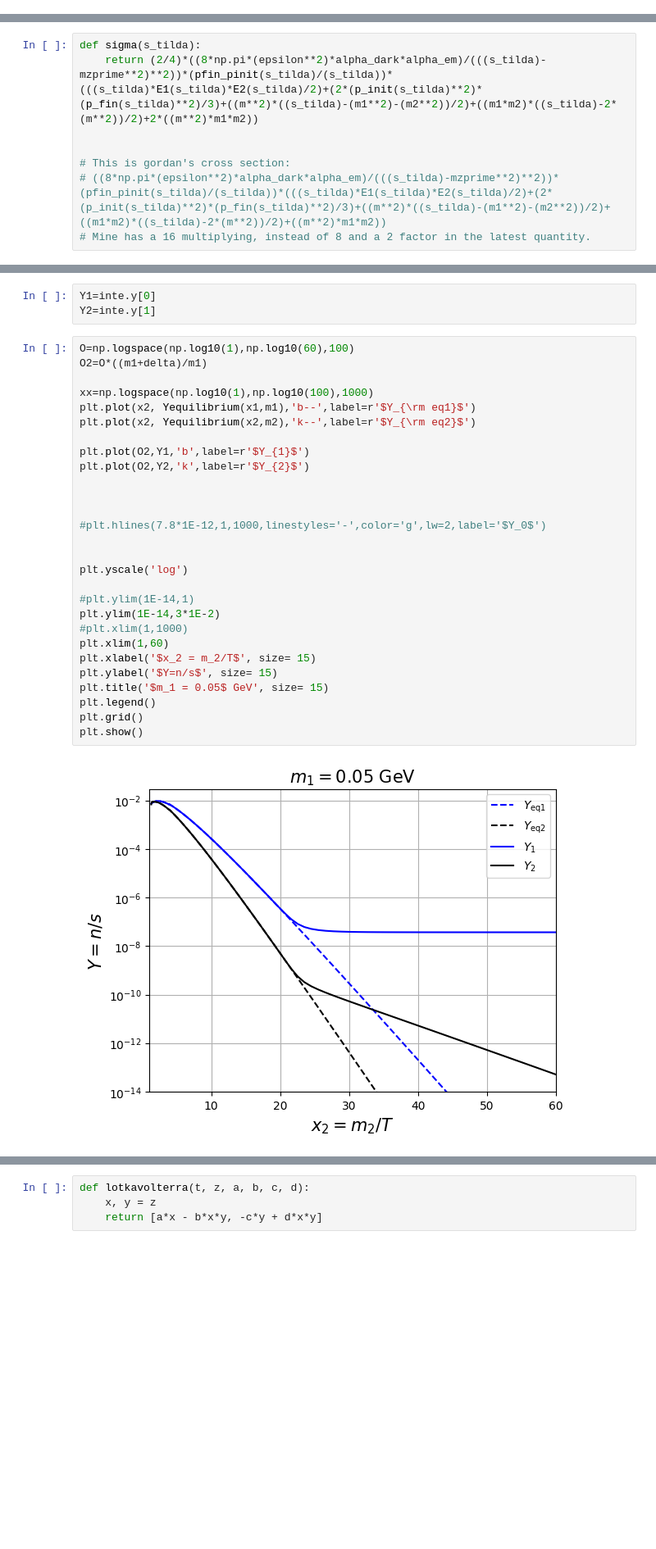
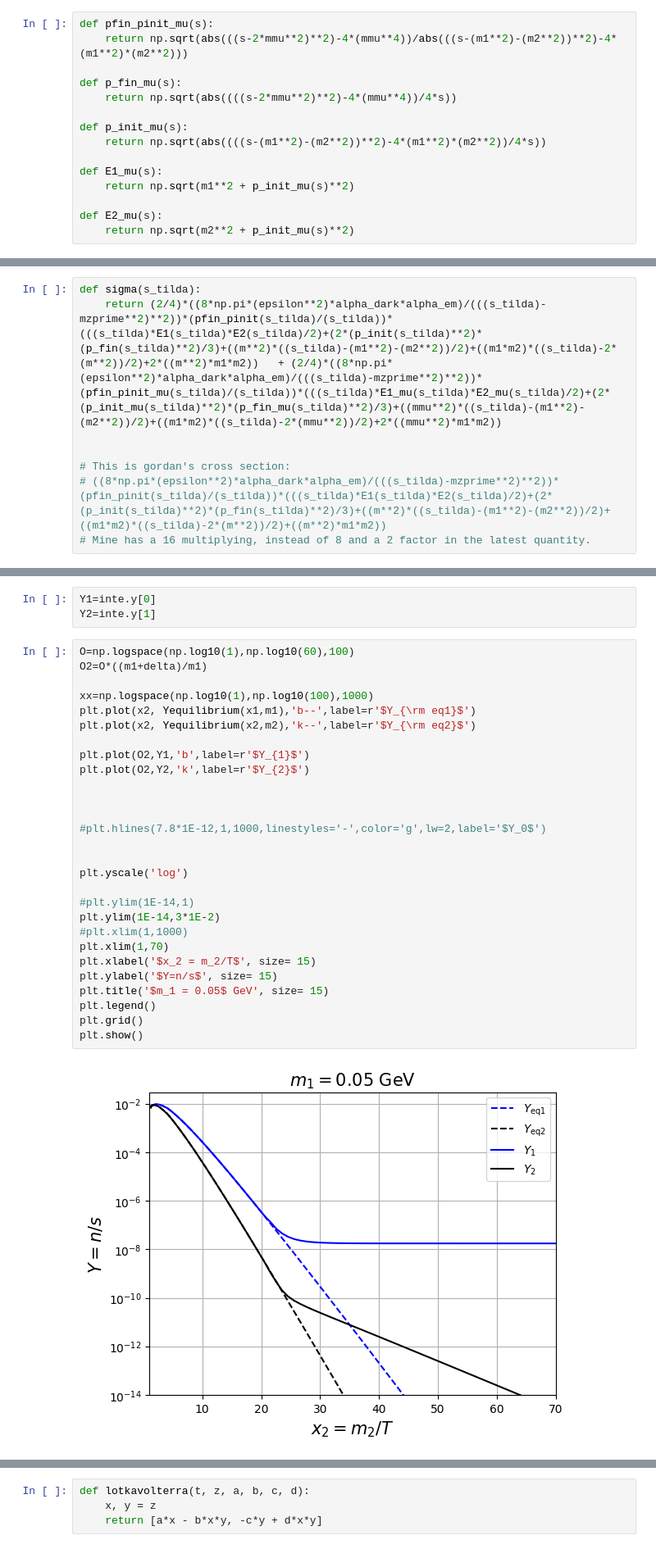
Before and after one commit to nico0407/DM-freeze-out, a Jupyter notebook: iDM-freze-out/iDM freeze-out-integration_unpolarized.ipynb, the cells around one changed output, grey strips where cells are left out. Shown: that part at 82% size. Drawn from its saved outputs; the diff is of its cells as text; blank space fills up the shorter version.

```diff
--- a/iDM-freze-out/iDM freeze-out-integration_unpolarized.ipynb
+++ b/iDM-freze-out/iDM freeze-out-integration_unpolarized.ipynb
@@ -421,6 +421,21 @@ def E1(s):
 
 def E2(s):
     return np.sqrt(m2**2 + p_init(s)**2)
+# %%
+def pfin_pinit_mu(s):
+    return np.sqrt(abs(((s-2*mmu**2)**2)-4*(mmu**4))/abs(((s-(m1**2)-(m2**2))**2)-4*(m1**2)*(m2**2)))
+
+def p_fin_mu(s):
+    return np.sqrt(abs((((s-2*mmu**2)**2)-4*(mmu**4))/4*s))
+
+def p_init_mu(s):
+    return np.sqrt(abs((((s-(m1**2)-(m2**2))**2)-4*(m1**2)*(m2**2))/4*s))
+
+def E1_mu(s):
+    return np.sqrt(m1**2 + p_init_mu(s)**2)
+
+def E2_mu(s):
+    return np.sqrt(m2**2 + p_init_mu(s)**2)
 # %%
 def pfin_pinit_SCAT(s):
     return (np.sqrt(abs(((s-m2**2-mf**2)**2)-4*(mf**2)*(m2**2))/abs(((s-(m1**2)-(mf**2))**2)-4*(mf**2)*(m1**2))))
@@ -467,6 +485,6 @@ Tfo2=0.002831671668678899
 # %%
 def sigma(s_tilda):
-    return (2/4)*((8*np.pi*(epsilon**2)*alpha_dark*alpha_em)/(((s_tilda)-mzprime**2)**2))*(pfin_pinit(s_tilda)/(s_tilda))*(((s_tilda)*E1(s_tilda)*E2(s_tilda)/2)+(2*(p_init(s_tilda)**2)*(p_fin(s_tilda)**2)/3)+((m**2)*((s_tilda)-(m1**2)-(m2**2))/2)+((m1*m2)*((s_tilda)-2*(m**2))/2)+2*((m**2)*m1*m2))
+    return (2/4)*((8*np.pi*(epsilon**2)*alpha_dark*alpha_em)/(((s_tilda)-mzprime**2)**2))*(pfin_pinit(s_tilda)/(s_tilda))*(((s_tilda)*E1(s_tilda)*E2(s_tilda)/2)+(2*(p_init(s_tilda)**2)*(p_fin(s_tilda)**2)/3)+((m**2)*((s_tilda)-(m1**2)-(m2**2))/2)+((m1*m2)*((s_tilda)-2*(m**2))/2)+2*((m**2)*m1*m2))   + (2/4)*((8*np.pi*(epsilon**2)*alpha_dark*alpha_em)/(((s_tilda)-mzprime**2)**2))*(pfin_pinit_mu(s_tilda)/(s_tilda))*(((s_tilda)*E1_mu(s_tilda)*E2_mu(s_tilda)/2)+(2*(p_init_mu(s_tilda)**2)*(p_fin_mu(s_tilda)**2)/3)+((mmu**2)*((s_tilda)-(m1**2)-(m2**2))/2)+((m1*m2)*((s_tilda)-2*(mmu**2))/2)+2*((mmu**2)*m1*m2))
 
 
 # This is gordan's cross section:
@@ -943,30 +961,30 @@ Y2=inte.y[1]
 # %%
 O=np.logspace(np.log10(1),np.log10(60),100)
 O2=O*((m1+delta)/m1)
 
 xx=np.logspace(np.log10(1),np.log10(100),1000)
 plt.plot(x2, Yequilibrium(x1,m1),'b--',label=r'$Y_{\rm eq1}$')
 plt.plot(x2, Yequilibrium(x2,m2),'k--',label=r'$Y_{\rm eq2}$')
 
 plt.plot(O2,Y1,'b',label=r'$Y_{1}$')
 plt.plot(O2,Y2,'k',label=r'$Y_{2}$')
 
 
 
 #plt.hlines(7.8*1E-12,1,1000,linestyles='-',color='g',lw=2,label='$Y_0$')
 
 
 plt.yscale('log')
 
 #plt.ylim(1E-14,1)
 plt.ylim(1E-14,3*1E-2)
 #plt.xlim(1,1000)
-plt.xlim(1,60)
+plt.xlim(1,70)
 plt.xlabel('$x_2 = m_2/T$', size= 15)
 plt.ylabel('$Y=n/s$', size= 15)
 plt.title('$m_1 = 0.05$ GeV', size= 15)
 plt.legend()
 plt.grid()
 plt.show()
 # %% [output]
-[figure, old version]
+[figure, new version]
```
Also changed, not shown: parts of 8 cells of this notebook, 1 other file.
